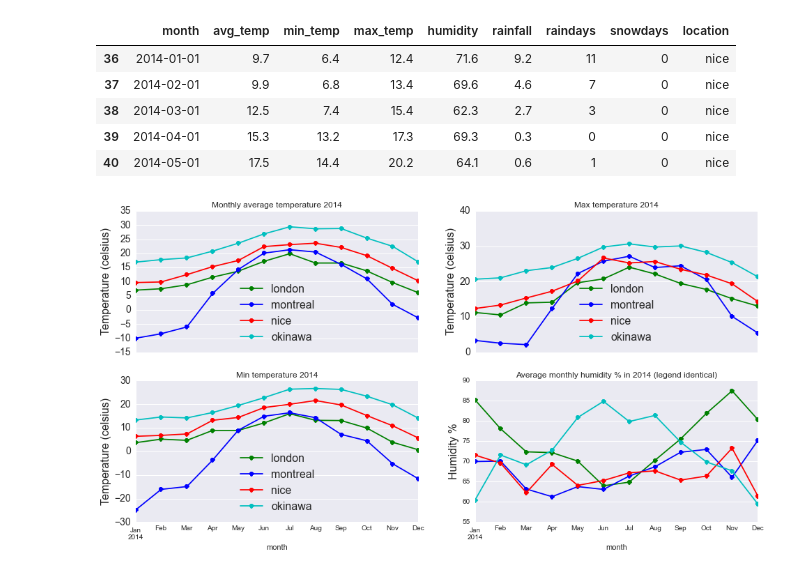
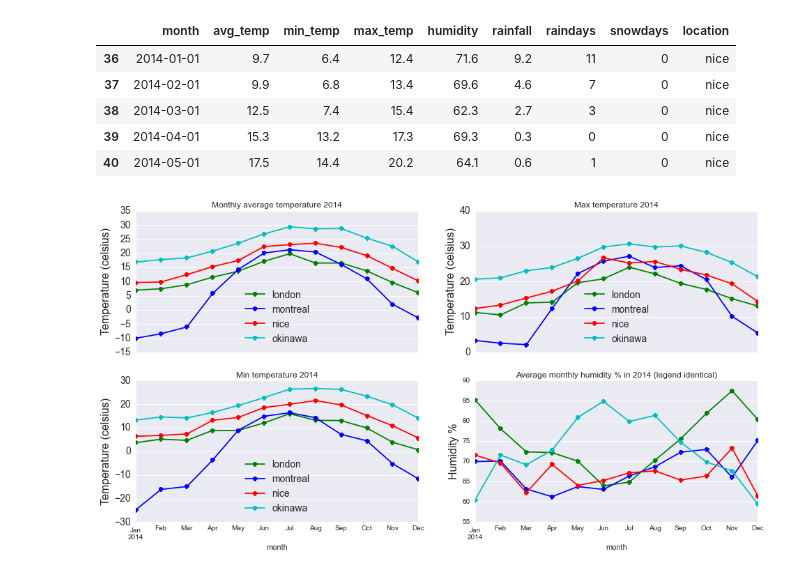
Before and after one commit to Keats/cities-article, a Jupyter notebook: Comparison.ipynb, the cells around one changed output. Drawn from its saved outputs; the diff is of its cells as text; code cells hidden in the pictures.

```diff
--- a/Comparison.ipynb
+++ b/Comparison.ipynb
@@ -151,38 +122,42 @@ weather_2014.head()
 | 39 | 2014-04-01 | 15.3 | 13.2 | 17.3 | 69.3 | 0.3 | 0 | 0 | nice |
 | 40 | 2014-05-01 | 17.5 | 14.4 | 20.2 | 64.1 | 0.6 | 1 | 0 | nice |
 # %%
+# Let's stop things related to temperatures (humidity is not
+# a temperature obviously but influences how that temperature feels
 plt.figure(figsize=(16, 8))
+
+# this 221 means we want a 2x2 plots display and this is the first one (so upper left)
 ax = plt.subplot(221)
 
 plot_grouped_by(weather_2014, 'avg_temp')
 plt.yticks([-15, -10, -5, 0, 5, 10, 15, 20, 25, 30, 35], fontsize=14)
-plt.legend(fontsize=16, loc="lower center")
+plt.legend(fontsize=14, loc="lower center")
 plt.title("Monthly average temperature 2014")
 _ = plt.ylabel("Temperature (celsius)", fontsize=16)
 
 ax2 = plt.subplot(222)
 
 plot_grouped_by(weather_2014, 'max_temp')
 plt.yticks([0, 10, 20, 30, 40], fontsize=14)
-plt.legend(fontsize=16, loc="lower center")
+plt.legend(fontsize=14, loc="lower center")
 plt.title("Max temperature 2014")
 _ = plt.ylabel("Temperature (celsius)", fontsize=16)
 
 ax3 = plt.subplot(223)
 
 plot_grouped_by(weather_2014, 'min_temp')
 plt.yticks([-30, -20, -10, 0, 10, 20, 30], fontsize=14)
-plt.legend(fontsize=16, loc="lower center")
+plt.legend(fontsize=14, loc="lower center")
 plt.title("Min temperature 2014")
 _ = plt.ylabel("Temperature (celsius)", fontsize=16)
 
 ax4 = plt.subplot(224)
 
 plot_grouped_by(weather_2014, 'humidity')
 plt.title("Average monthly humidity % in 2014 (legend identical)")
 _ = plt.ylabel("Humidity %", fontsize=16)
 # %% [output]
-[figure, old version]
+[figure, new version]
 # %% [markdown]
 Looking at those graphs we can notice a few things:
 
```
Also changed, not shown: parts of 17 cells of this notebook.
